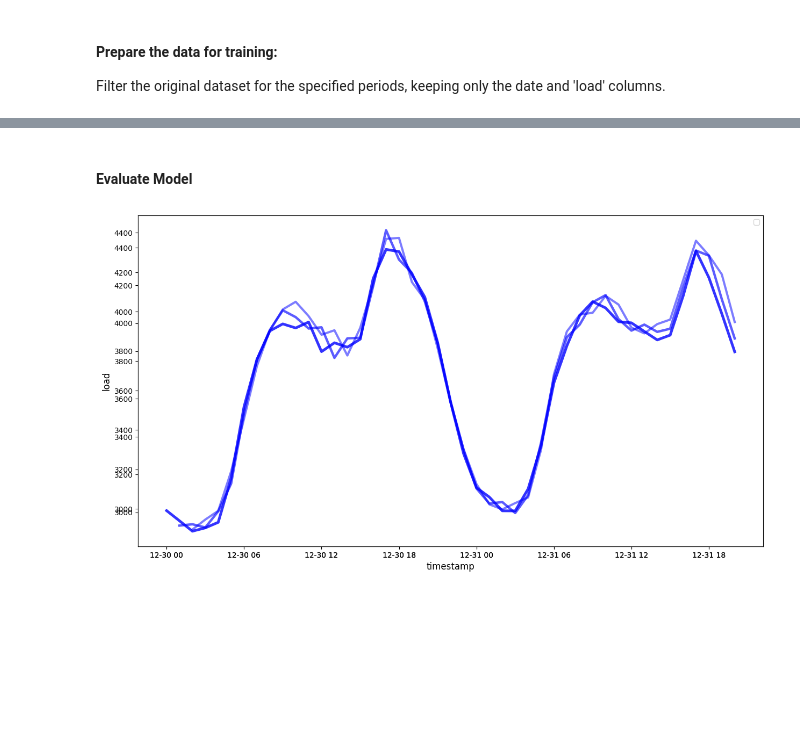
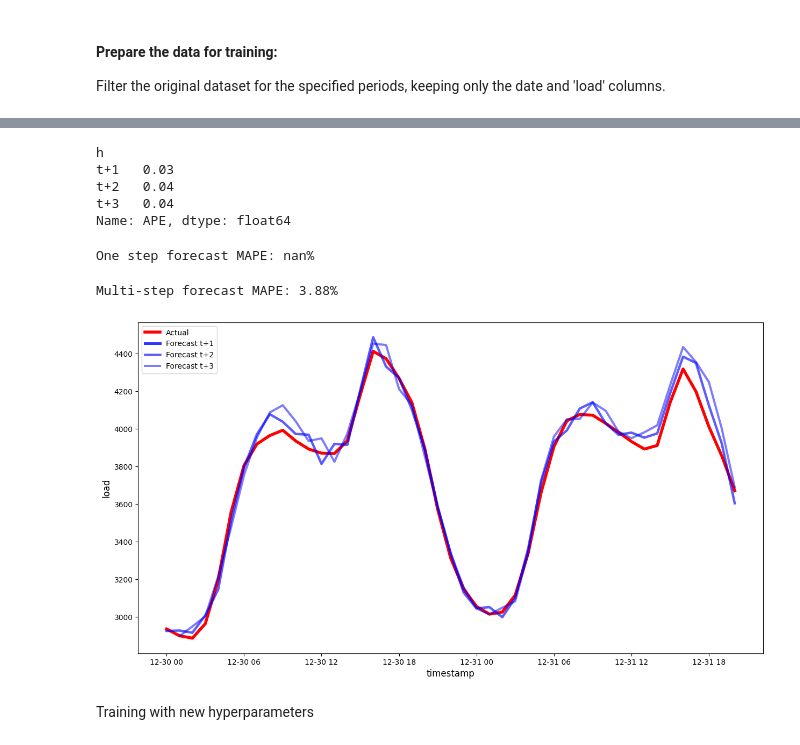
Before and after one commit to MuratS4hin/Timse-Series-Analysis, a Jupyter notebook: 1_Arima/arima.ipynb, the cells around one changed output, grey strips where cells are left out. Cells and saved outputs as stored; diff of their text form; code cells hidden in the pictures; blank space fills up the shorter version.

Commit message:
Arima/Sarima model implementation

```diff
--- a/1_Arima/arima.ipynb
+++ b/1_Arima/arima.ipynb
@@ -77,8 +194,9 @@ results = model.fit()
 # %%
+prediction_horizon = 3
 test_shifted = test.copy()
 test_shifted.index = pd.to_datetime(test_shifted.index)
 
-for t in range(1, HORIZON+1):
+for t in range(1, prediction_horizon+1):
     test_shifted['load+'+str(t)] = test_shifted['load'].shift(-t, freq='H')
 
 test_shifted = test_shifted.dropna(how='any')
@@ -101,7 +229,7 @@ seasonal_order = (1, 1, 0, 24)
 for t in range(test_ts.shape[0]):
     model = SARIMAX(endog=history, order=order, seasonal_order=seasonal_order)
     model_fit = model.fit()
-    yhat = model_fit.forecast(steps = HORIZON)
+    yhat = model_fit.forecast(steps = prediction_horizon)
     predictions.append(yhat)
     obs = list(test_ts.iloc[t])
     # move the training window
@@ -110,10 +344,13 @@ for t in range(test_ts.shape[0]):
 # %%
+# Get actual values for each horizon from test_shifted
+actual_matrix = test_shifted.values[:, 1:prediction_horizon+1]
+actuals = np.transpose(actual_matrix).ravel()
+eval_df['actual'] = actuals
 
-eval_df = pd.DataFrame(predictions, columns=['t+'+str(t) for t in range(1, HORIZON+1)])
+# Reshape predictions to match the format of actuals
+eval_df = pd.DataFrame(predictions, columns=['t+'+str(t) for t in range(1, prediction_horizon+1)])
 eval_df['timestamp'] = test_ts.index
 eval_df = pd.melt(eval_df, id_vars='timestamp', value_name='prediction', var_name='h')
-# Get actual values for each horizon from test_shifted
-actuals = test_shifted.values[:, 1:HORIZON+1].ravel()
-eval_df['actual'] = actuals
+
 eval_df[['prediction', 'actual']] = scaler.inverse_transform(eval_df[['prediction', 'actual']])
 eval_df.head()
@@ -120,38 +364,49 @@ eval_df.head()
 # %%
-if(HORIZON > 1):
+if(prediction_horizon > 1):
     eval_df['APE'] = (eval_df['prediction'] - eval_df['actual']).abs() / eval_df['actual']
     print(eval_df.groupby('h')['APE'].mean())
+# %% [output]
+h
+t+1   0.03
+t+2   0.04
+t+3   0.04
+Name: APE, dtype: float64
 # %%
 one_step_df = eval_df[eval_df['h'] == 't+1']
 mape = ((one_step_df['prediction'] - one_step_df['actual']).abs() / one_step_df['actual']).mean() * 100
 print('One step forecast MAPE: {:.2f}%'.format(mape))
+# %% [output]
+One step forecast MAPE: nan%
 # %%
 multi_step_df = eval_df[eval_df['h'] != 't+1']
 multi_step_mape = multi_step_df['APE'].mean() * 100
 print('Multi-step forecast MAPE: {:.2f}%'.format(multi_step_mape))
+# %% [output]
+Multi-step forecast MAPE: 3.88%
 # %%
-if(HORIZON == 1):
+if(prediction_horizon == 1):
     ## Plotting single step forecast
     eval_df.plot(x='timestamp', y=['actual', 'prediction'], style=['r', 'b'], figsize=(15, 8))
 
 else:
     ## Plotting multi step forecast
     plot_df = eval_df[(eval_df.h=='t+1')][['timestamp', 'actual']]
-    for t in range(1, HORIZON+1):
+    for t in range(1, prediction_horizon+1):
         plot_df['t+'+str(t)] = eval_df[(eval_df.h=='t+'+str(t))]['prediction'].values
 
     fig = plt.figure(figsize=(15, 8))
-    ax = plt.plot(plot_df['timestamp'], plot_df['actual'], color='red', linewidth=4.0)
     ax = fig.add_subplot(111)
-    for t in range(1, HORIZON+1):
-        x = plot_df['timestamp'][(t-1):]
+    ax.plot(plot_df['timestamp'], plot_df['actual'], color='red', linewidth=4.0, label='Actual')
+
+    for t in range(1, prediction_horizon+1):
+        x = plot_df['timestamp'][(t-2):]
         y = plot_df['t+'+str(t)][0:len(x)]
-        ax.plot(x, y, color='blue', linewidth=4*math.pow(.9,t), alpha=math.pow(0.8,t))
+        ax.plot(x, y, color='blue', linewidth=4*math.pow(.9,t), alpha=math.pow(0.8,t), label=f'Forecast t+{t}')
 
     ax.legend(loc='best')
 
 plt.xlabel('timestamp', fontsize=12)
 plt.ylabel('load', fontsize=12)
 plt.show()
+# %% [output]
+[figure, added]
-# %% [markdown]
-#### Evaluate Model
@@ -207,26 +413,2 @@ print('Multi-step forecast MAPE: ', multi_step_mape, '%')
-# %%
-if(HORIZON == 1):
-    ## Plotting single step forecast
-    eval_df.plot(x='timestamp', y=['actual', 'prediction'], style=['r', 'b'], figsize=(15, 8))
-
-else:
-    ## Plotting multi step forecast
-    plot_df = eval_df[(eval_df.h=='t+1')][['timestamp', 'actual']]
-    for t in range(1, HORIZON+1):
-        plot_df['t+'+str(t)] = eval_df[(eval_df.h=='t+'+str(t))]['prediction'].values
-
-    fig = plt.figure(figsize=(15, 8))
-    ax = plt.plot(plot_df['timestamp'], plot_df['actual'], color='red', linewidth=4.0)
-    ax = fig.add_subplot(111)
-    for t in range(1, HORIZON+1):
-        x = plot_df['timestamp'][(t-1):]
-        y = plot_df['t+'+str(t)][0:len(x)]
-        ax.plot(x, y, color='blue', linewidth=4*math.pow(.9,t), alpha=math.pow(0.8,t))
-
-    ax.legend(loc='best')
-
-plt.xlabel('timestamp', fontsize=12)
-plt.ylabel('load', fontsize=12)
-plt.show()
-# %% [output]
-[figure, removed]
+# %% [markdown]
+Training with new hyperparameters
```
Also changed, not shown: parts of 26 cells of this notebook, 2 other files.
